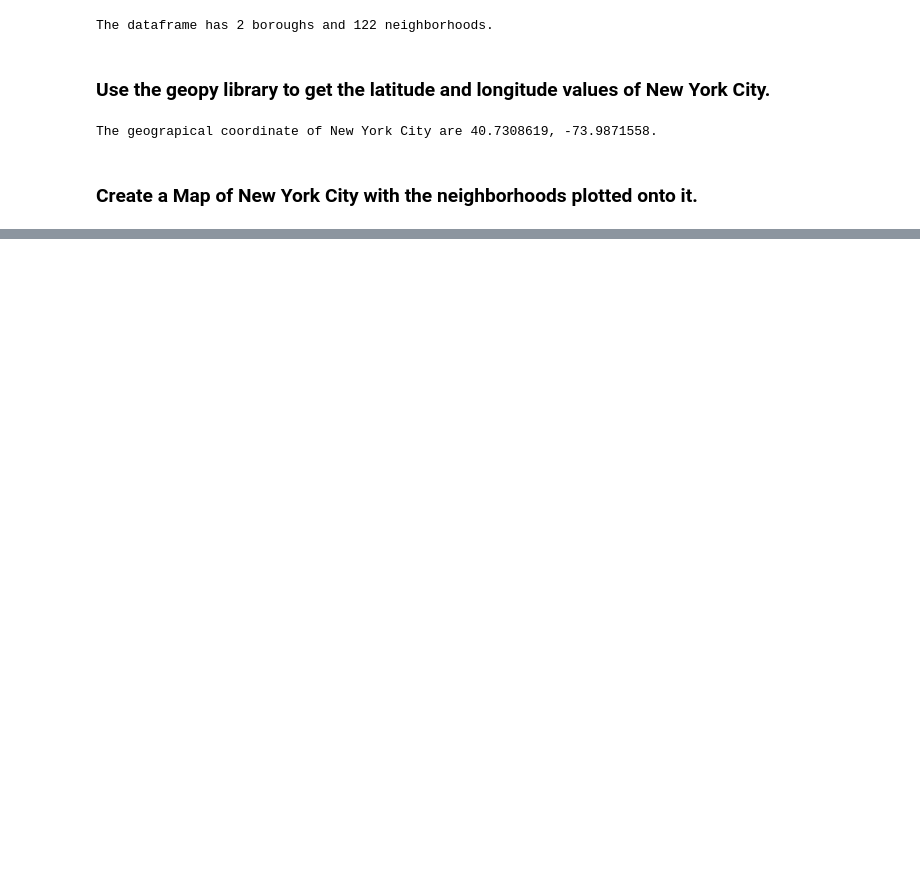
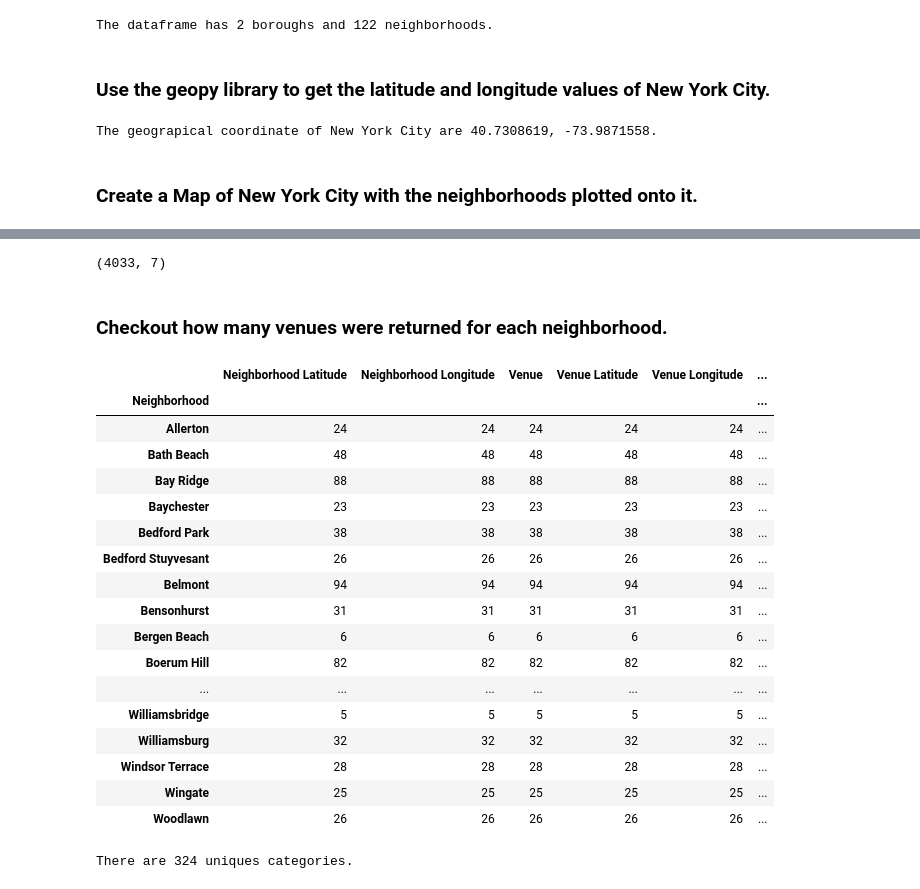
Before and after one commit to AndresLoaiciga/Foursquare-Neighborhood-Segmentation, a Jupyter notebook: Bronx and Brooklyn Neighborhood Comparison .ipynb, the cells around one changed output, grey strips where cells are left out. Cells and saved outputs as stored; diff of their text form; code cells hidden in the pictures; blank space fills up the shorter version.

Commit message:
segmented neighborhood.

```diff
--- a/Bronx and Brooklyn Neighborhood Comparison .ipynb
+++ b/Bronx and Brooklyn Neighborhood Comparison .ipynb
@@ -199,7 +214,7 @@ The geograpical coordinate of New York City are 40.7308619, -73.9871558.
 map_newyork = folium.Map(location=[latitude, longitude], zoom_start=10)
 
 # add markers to map
-for lat, lng, borough, neighborhood in zip(neighborhoods['Latitude'], neighborhoods['Longitude'], neighborhoods['Borough'], neighborhoods['Neighborhood']):
+for lat, lng, borough, neighborhood in zip(bxbk_df['Latitude'], bxbk_df['Longitude'], bxbk_df['Borough'], bxbk_df['Neighborhood']):
     label = '{}, {}'.format(neighborhood, borough)
     label = folium.Popup(label, parse_html=True)
     folium.CircleMarker(
@@ -217,0 +321,16 @@ map_newyork
+# %%
+venues = results['response']['groups'][0]['items']
+
+nearby_venues = json_normalize(venues) # flatten JSON
+
+# filter columns
+filtered_columns = ['venue.name', 'venue.categories', 'venue.location.lat', 'venue.location.lng']
+nearby_venues =nearby_venues.loc[:, filtered_columns]
+
+# filter the category for each row
+nearby_venues['venue.categories'] = nearby_venues.apply(get_category_type, axis=1)
+
+# clean columns
+nearby_venues.columns = [col.split(".")[-1] for col in nearby_venues.columns]
+
+nearby_venues.head()
@@ -217,0 +348,19 @@ map_newyork
+# %%
+# Plot out a map of the venues of Pelham Bay.
+map_pb = folium.Map(location=[latitude, longitude], zoom_start=10)
+
+# add markers to map
+for lat, lng, borough, neighborhood in zip(nearby_venues['lat'], nearby_venues['lng'], nearby_venues['name'], nearby_venues['categories']):
+    label = '{}, {}'.format(neighborhood, borough)
+    label = folium.Popup(label, parse_html=True)
+    folium.CircleMarker(
+        [lat, lng],
+        radius=5,
+        popup=label,
+        color='blue',
+        fill=True,
+        fill_color='#3186cc',
+        fill_opacity=0.7,
+        parse_html=False).add_to(map_pb)
+
+map_pb
@@ -217,0 +412,5 @@ map_newyork
+# %%
+# Run the above function on each neighborhood and create a new dataframe.
+bxbk_venues = getNearbyVenues(names=bxbk_df['Neighborhood'],
+                                 latitudes=bxbk_df['Latitude'],
+                                 longitudes=bxbk_df['Longitude'])
@@ -217,0 +445,31 @@ map_newyork
+# %%
+bxbk_venues.shape
+# %% [output]
+(4033, 7)
+# %% [markdown]
+### Checkout how many venues were returned for each neighborhood.
+# %%
+bxbk_venues.groupby('Neighborhood').count()
+# %% [output]
+|  | Neighborhood Latitude | Neighborhood Longitude | Venue | Venue Latitude | Venue Longitude | ... |
+| Neighborhood |  |  |  |  |  | ... |
+| Allerton | 24 | 24 | 24 | 24 | 24 | ... |
+| Bath Beach | 48 | 48 | 48 | 48 | 48 | ... |
+| Bay Ridge | 88 | 88 | 88 | 88 | 88 | ... |
+| Baychester | 23 | 23 | 23 | 23 | 23 | ... |
+| Bedford Park | 38 | 38 | 38 | 38 | 38 | ... |
+| Bedford Stuyvesant | 26 | 26 | 26 | 26 | 26 | ... |
+| Belmont | 94 | 94 | 94 | 94 | 94 | ... |
+| Bensonhurst | 31 | 31 | 31 | 31 | 31 | ... |
+| Bergen Beach | 6 | 6 | 6 | 6 | 6 | ... |
+| Boerum Hill | 82 | 82 | 82 | 82 | 82 | ... |
+| ... | ... | ... | ... | ... | ... | ... |
+| Williamsbridge | 5 | 5 | 5 | 5 | 5 | ... |
+| Williamsburg | 32 | 32 | 32 | 32 | 32 | ... |
+| Windsor Terrace | 28 | 28 | 28 | 28 | 28 | ... |
+| Wingate | 25 | 25 | 25 | 25 | 25 | ... |
+| Woodlawn | 26 | 26 | 26 | 26 | 26 | ... |
+# %%
+print('There are {} uniques categories.'.format(len(bxbk_venues['Venue Category'].unique())))
+# %% [output]
+There are 324 uniques categories.
```
Also changed, not shown: parts of 36 cells of this notebook.
